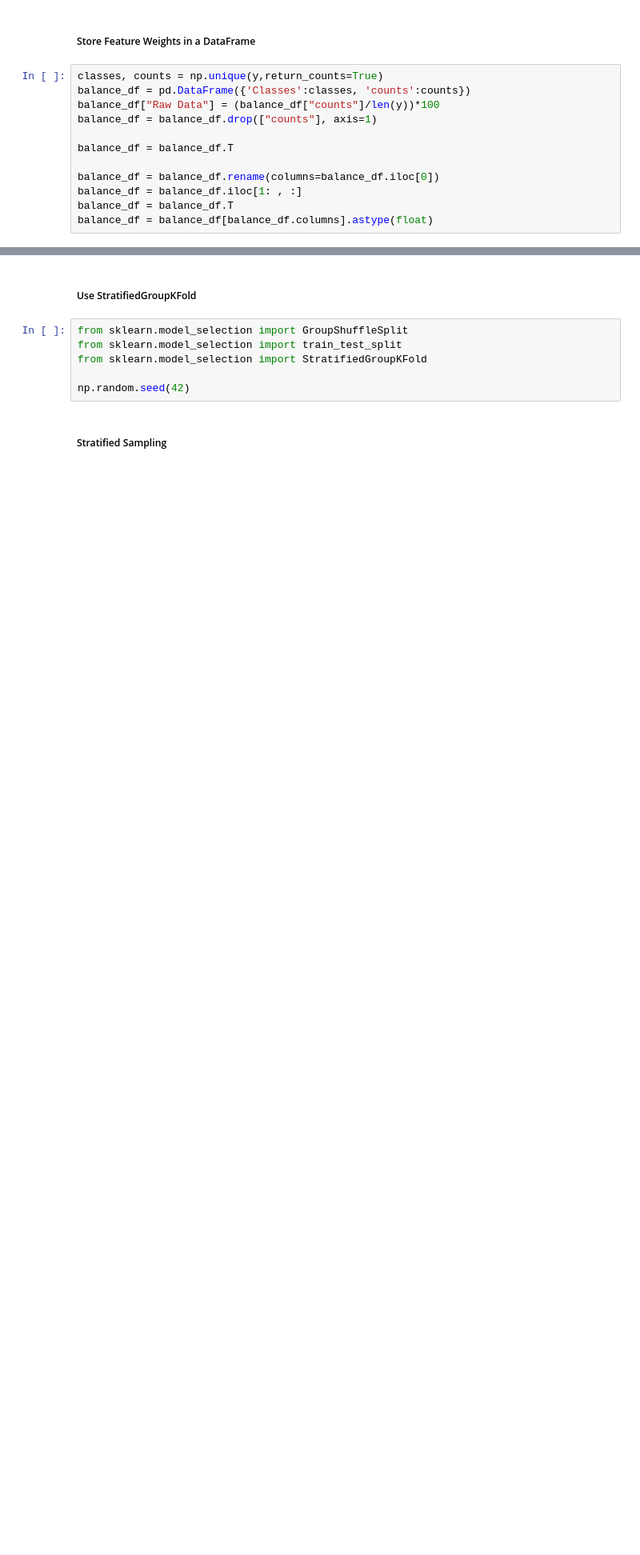
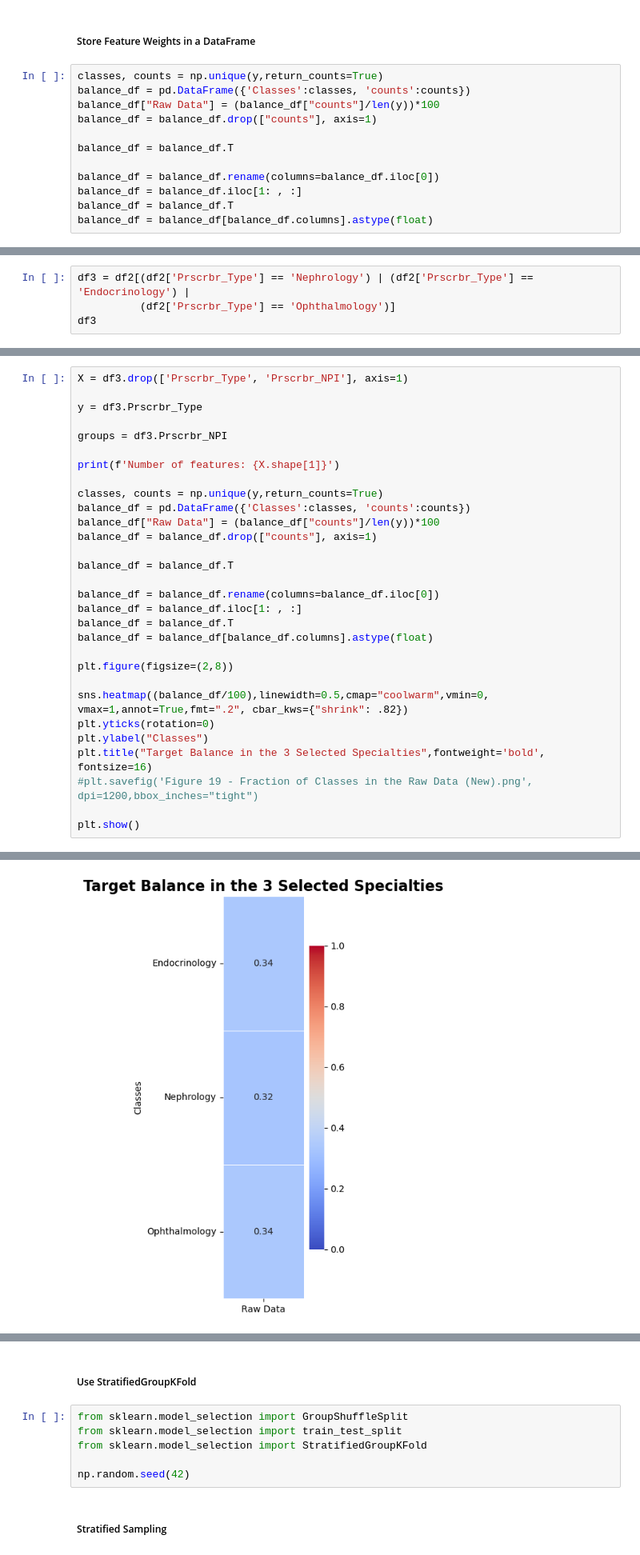
Before and after one commit to fabulenc/CMS-Medicare-Provider-Specialty-ML-Project, a Jupyter notebook: src/DATA1030 Project.ipynb, the cells around one changed output, grey strips where cells are left out. Shown: that part at 80% size. Saved outputs shown, nothing was run; the diff lists cells and outputs as text; blank space fills up the shorter version.

```diff
--- a/src/DATA1030 Project.ipynb
+++ b/src/DATA1030 Project.ipynb
@@ -927,3 +1009,7 @@ plt.savefig('Figure 19 - Fraction of Classes in the Raw Data.png', dpi=1200,bbox
 plt.show()
 # %% [output]
 [figure]
+# %%
+df3 = df2[(df2['Prscrbr_Type'] == 'Nephrology') | (df2['Prscrbr_Type'] == 'Endocrinology') |
+          (df2['Prscrbr_Type'] == 'Ophthalmology')]
+df3
@@ -929,0 +1030,31 @@ plt.show()
+# %%
+X = df3.drop(['Prscrbr_Type', 'Prscrbr_NPI'], axis=1)
+
+y = df3.Prscrbr_Type
+
+groups = df3.Prscrbr_NPI
+
+print(f'Number of features: {X.shape[1]}')
+
+classes, counts = np.unique(y,return_counts=True)
+balance_df = pd.DataFrame({'Classes':classes, 'counts':counts})
+balance_df["Raw Data"] = (balance_df["counts"]/len(y))*100
+balance_df = balance_df.drop(["counts"], axis=1)
+
+balance_df = balance_df.T
+
+balance_df = balance_df.rename(columns=balance_df.iloc[0])
+balance_df = balance_df.iloc[1: , :]
+balance_df = balance_df.T
+balance_df = balance_df[balance_df.columns].astype(float)
+
+plt.figure(figsize=(2,8))
+
+sns.heatmap((balance_df/100),linewidth=0.5,cmap="coolwarm",vmin=0, vmax=1,annot=True,fmt=".2", cbar_kws={"shrink": .82})
+plt.yticks(rotation=0)
+plt.ylabel("Classes")
+plt.title("Target Balance in the 3 Selected Specialties",fontweight='bold', fontsize=16)
+#plt.savefig('Figure 19 - Fraction of Classes in the Raw Data (New).png', dpi=1200,bbox_inches="tight")
+
+plt.show()
+# %% [output]
@@ -929,0 +1062 @@ plt.show()
+[figure, added]
```
Also changed, not shown: parts of 95 cells of this notebook, 7 other files.
